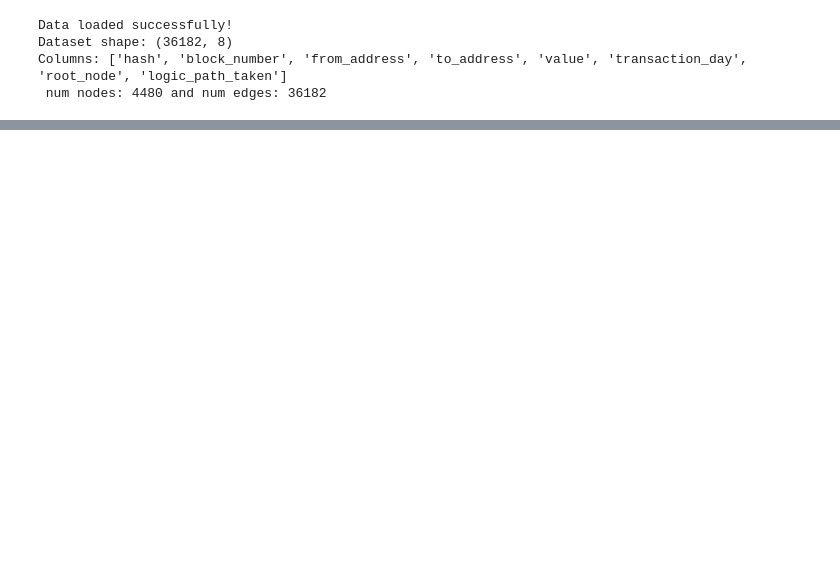
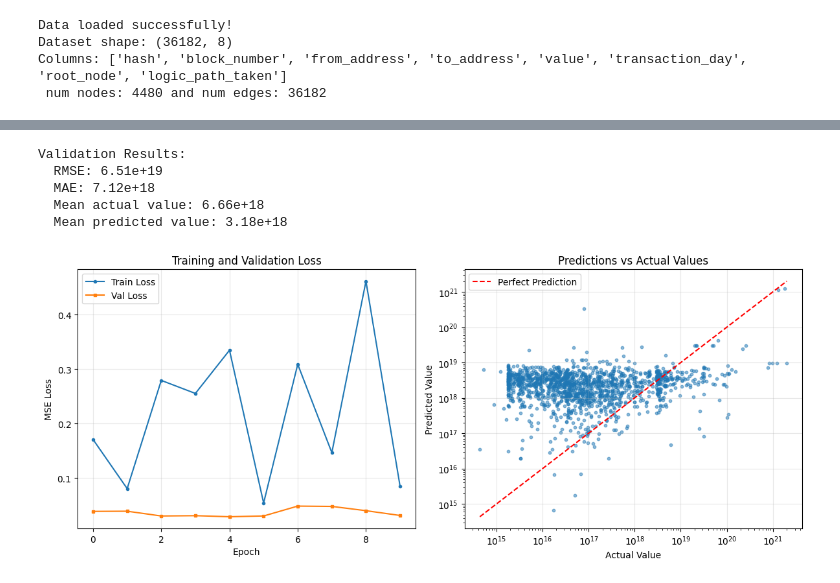
Before and after one commit to devin-gupta/cs224w-graph-transformers, a Jupyter notebook: analysis/eth_transformer.ipynb, the cells around one changed output, grey strips where cells are left out. Saved outputs shown, nothing was run; the diff lists cells and outputs as text; code cells hidden in the pictures; blank space fills up the shorter version.

```diff
--- a/analysis/eth_transformer.ipynb
+++ b/analysis/eth_transformer.ipynb
@@ -587,0 +321,72 @@ print(f"  Improvement: {((train_losses[0] - train_losses[-1]) / train_losses[0]
+# %%
+# Step 6: Evaluation with RMSE and MAE
+model.eval()
+with torch.no_grad():
+    # Get final predictions on validation set
+    node_embeddings = model(edge_index, edge_attr)
+
+    source_indices = torch.tensor([t['from_idx'] for t in val_data], dtype=torch.long).to(device)
+    target_indices = torch.tensor([t['to_idx'] for t in val_data], dtype=torch.long).to(device)
+    day_features = torch.tensor([t['day_feature'] for t in val_data], dtype=torch.float).to(device)
+    values_normalized = torch.tensor([t['value'] for t in val_data], dtype=torch.float).to(device)
+    values_original = np.array([t['value_original'] for t in val_data])
+
+    source_embs = node_embeddings[source_indices]
+    target_embs = node_embeddings[target_indices]
+
+    predictions_normalized = model.predict_value(source_embs, target_embs, day_features).cpu().numpy()
+
+    # Denormalize predictions and values
+    predictions_original = value_scaler.inverse_transform(predictions_normalized.reshape(-1, 1)).flatten()
+
+    # Calculate metrics
+    rmse = np.sqrt(mean_squared_error(values_original, predictions_original))
+    mae = mean_absolute_error(values_original, predictions_original)
+
+    print("Validation Results:")
+    print(f"  RMSE: {rmse:.2e}")
+    print(f"  MAE: {mae:.2e}")
+    print(f"  Mean actual value: {values_original.mean():.2e}")
+    print(f"  Mean predicted value: {predictions_original.mean():.2e}")
+
+# Plot training curves
+plt.figure(figsize=(12, 5))
+
+plt.subplot(1, 2, 1)
+plt.plot(train_losses, label='Train Loss', marker='o', markersize=3)
+plt.plot(val_losses, label='Val Loss', marker='s', markersize=3)
+plt.xlabel('Epoch')
+plt.ylabel('MSE Loss')
+plt.title('Training and Validation Loss')
+plt.legend()
+plt.grid(True, alpha=0.3)
+
+# Plot predictions vs actual
+plt.subplot(1, 2, 2)
+plt.scatter(values_original, predictions_original, alpha=0.5, s=10)
+plt.plot([values_original.min(), values_original.max()],
+         [values_original.min(), values_original.max()],
+         'r--', label='Perfect Prediction')
+plt.xlabel('Actual Value')
+plt.ylabel('Predicted Value')
+plt.title('Predictions vs Actual Values')
+plt.legend()
+plt.grid(True, alpha=0.3)
+plt.xscale('log')
+plt.yscale('log')
+
+plt.tight_layout()
+plt.show()
+
+print(f"\nFinal Training Statistics:")
+print(f"  Initial train loss: {train_losses[0]:.4f}")
+print(f"  Final train loss: {train_losses[-1]:.4f}")
+print(f"  Initial val loss: {val_losses[0]:.4f}")
+print(f"  Final val loss: {val_losses[-1]:.4f}")
+# %% [output]
+Validation Results:
+  RMSE: 6.51e+19
+  MAE: 7.12e+18
+  Mean actual value: 6.66e+18
+  Mean predicted value: 3.18e+18
+[figure, added]
```
Also changed, not shown: parts of 14 cells of this notebook, 1 other file.
